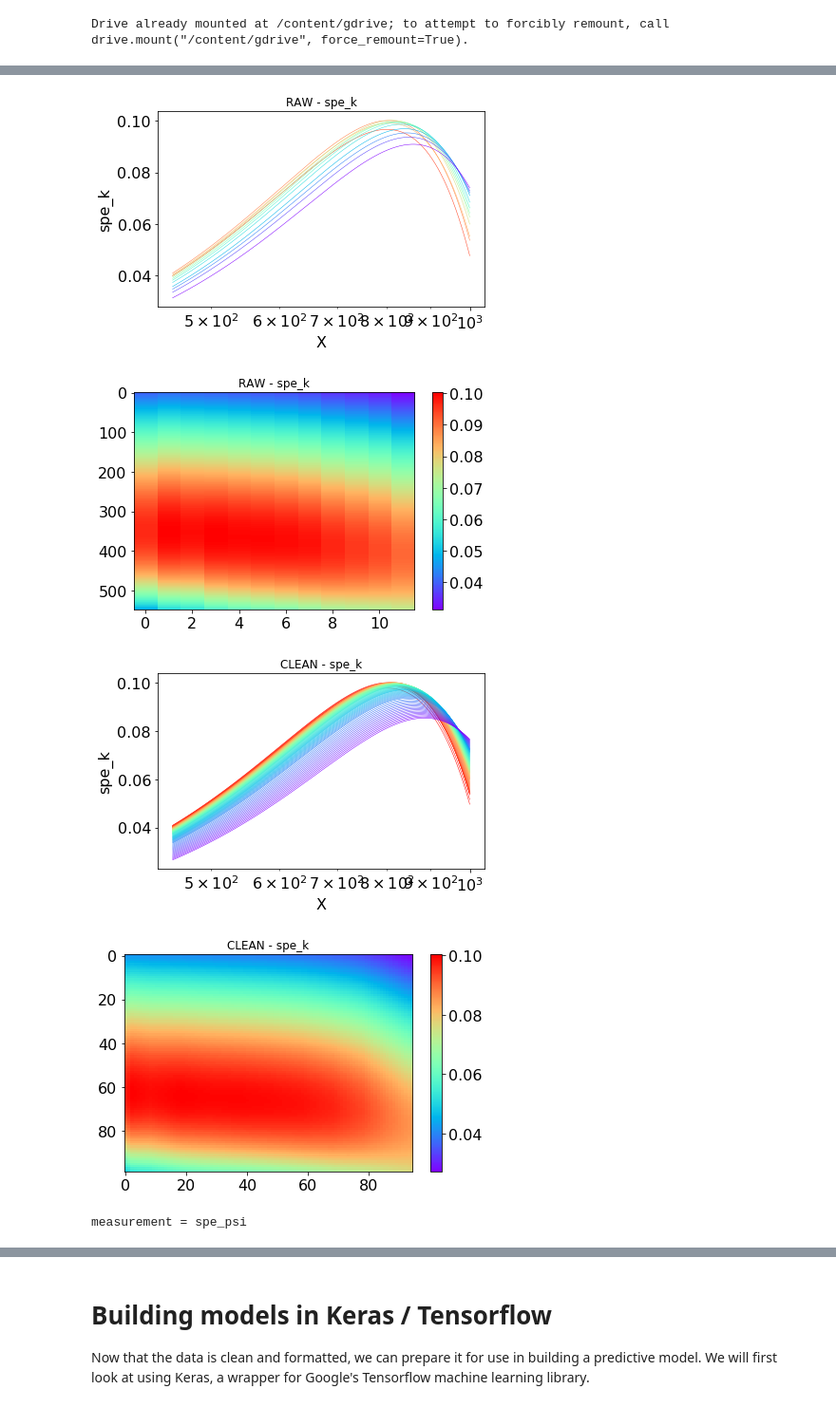
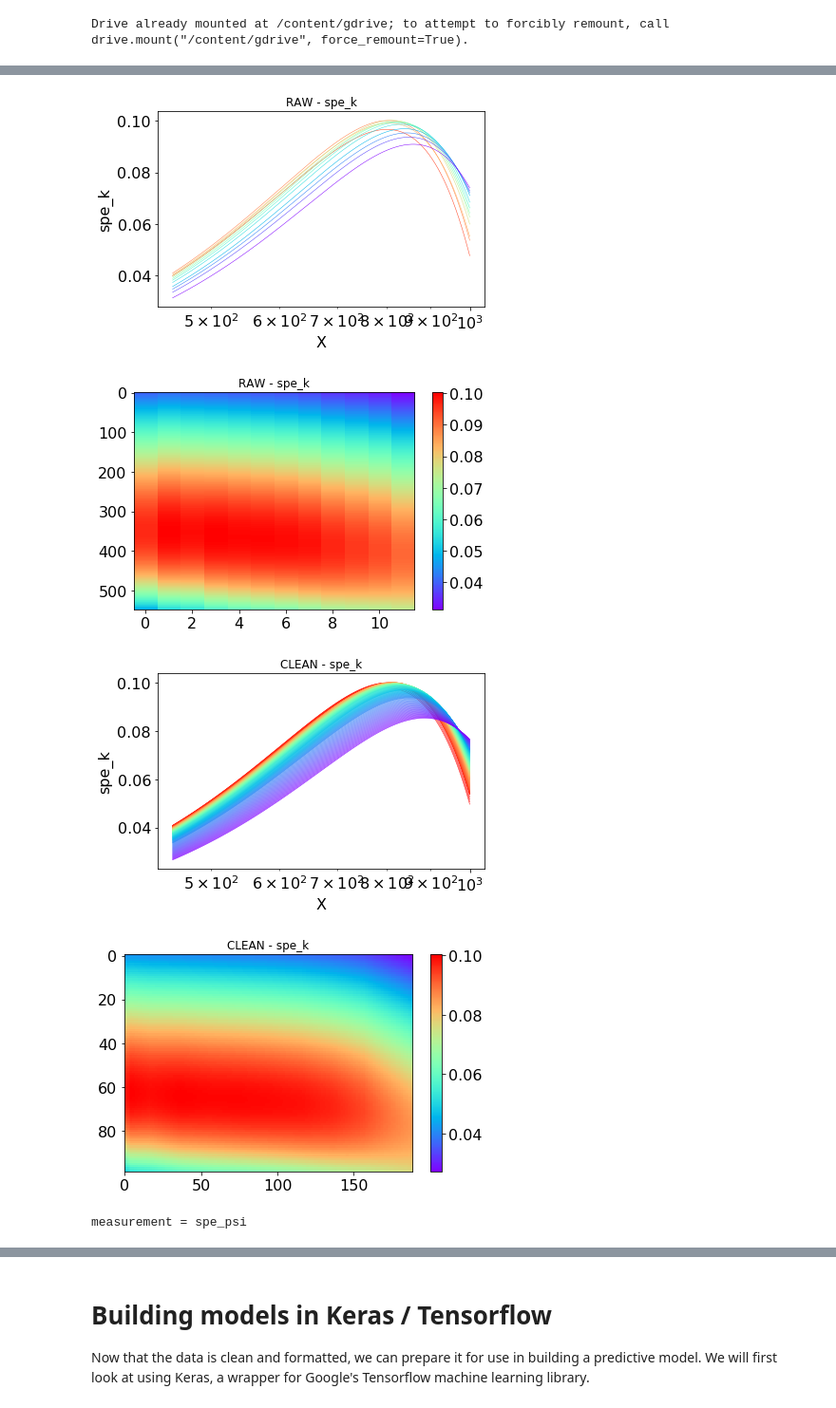
Before and after one commit to ericmuckley/code, a Jupyter notebook: pedotpss_multimode.ipynb, the cells around one changed output, grey strips where cells are left out. Shown at 95% size. Saved outputs shown, nothing was run; the diff lists cells and outputs as text; code cells hidden in the pictures.

```diff
--- a/pedotpss_multimode.ipynb
+++ b/pedotpss_multimode.ipynb
@@ -134,7 +139,7 @@ changed when we performed the interpolations.
 # new length for spectral data
 new_spec_len = 100
 # new values of RH to use for interpolation
-new_rh_list = np.linspace(2, 96, num=95)
+new_rh_list = np.linspace(2, 96, num=189)
 
 # loop over each sheet in file and stretch the measured data array
 for mode in dict_raw:
@@ -216,8 +221,8 @@ measurement = spe_n
 measurement = spe_k
 [figure]
 [figure]
-[figure, old version]
+[figure, new version]
-[figure, old version]
+[figure, new version]
 measurement = spe_psi
 [figure]
 ... (36 outputs left out)
```
Also changed, not shown: parts of 29 cells of this notebook.
